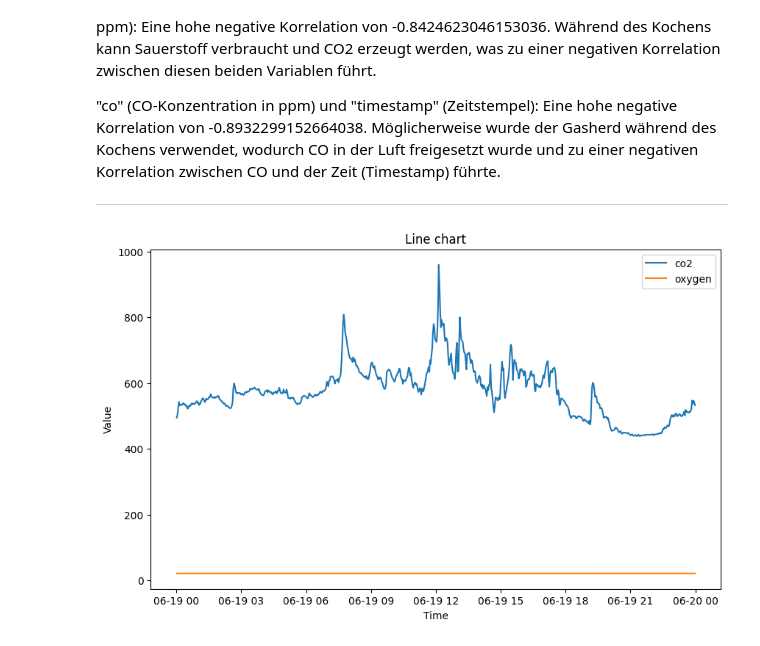
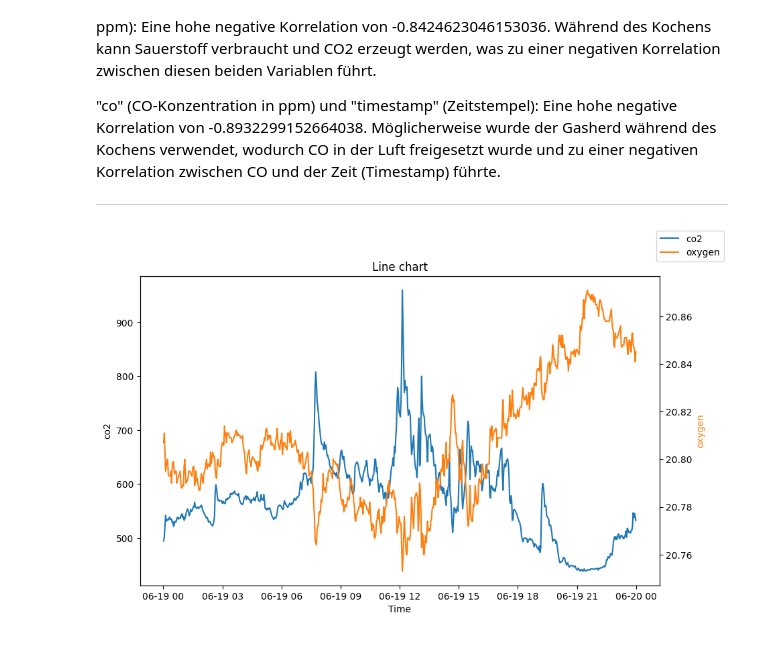
Before and after one commit to Dragnee1Natsu/Air-q-Projekt, a Jupyter notebook: Correlation_analysis_alex_data.ipynb, the cells around one changed output. Saved outputs shown, nothing was run; the diff lists cells and outputs as text; code cells hidden in the pictures.

```diff
--- a/Correlation_analysis_alex_data.ipynb
+++ b/Correlation_analysis_alex_data.ipynb
@@ -10,6 +20,6 @@ dbhandler = DBHandler.DBHandler()
 # %%
 # 2. Gesamte Daten aus der Datenbank abrufen
-df_all_data = dbhandler.db_data_to_df("measurements")
+df_all_data = dbhandler.db_data_to_df("alex")
 # %%
 # 3. DataFrames für jeden Fall erstellen, indem der gewünschte Zeitbereich ausgewählt wird
 df_case1 = df_all_data[(df_all_data['timestamp'] >= "2023-06-09 00:00:00") & (df_all_data['timestamp'] <= "2023-06-10 3:00:00")] # Zu hause (Kochen Elektroherd)
@@ -160,9 +174,9 @@ ___
 ___
 # %%
 # Linechart für die Variablen "temperature" und "oxygen"
-analytics_handler_case3.plot_line_chart(["co2", "oxygen"])
+analytics_handler_case3.plot_line_chart(["co2", "oxygen"], dual_axis= True)
 # %% [output]
-[figure, old version]
+[figure, new version]
 # %%
 # Untersuchung der Korrelation zwischen "temperature" und "oxygen" mit Scatter-Plot und Line-Chart
 analytics_handler_case3.invesigate_correlation("co2", "oxygen", True)
```
Also changed, not shown: parts of 12 cells of this notebook, 2 other files.
